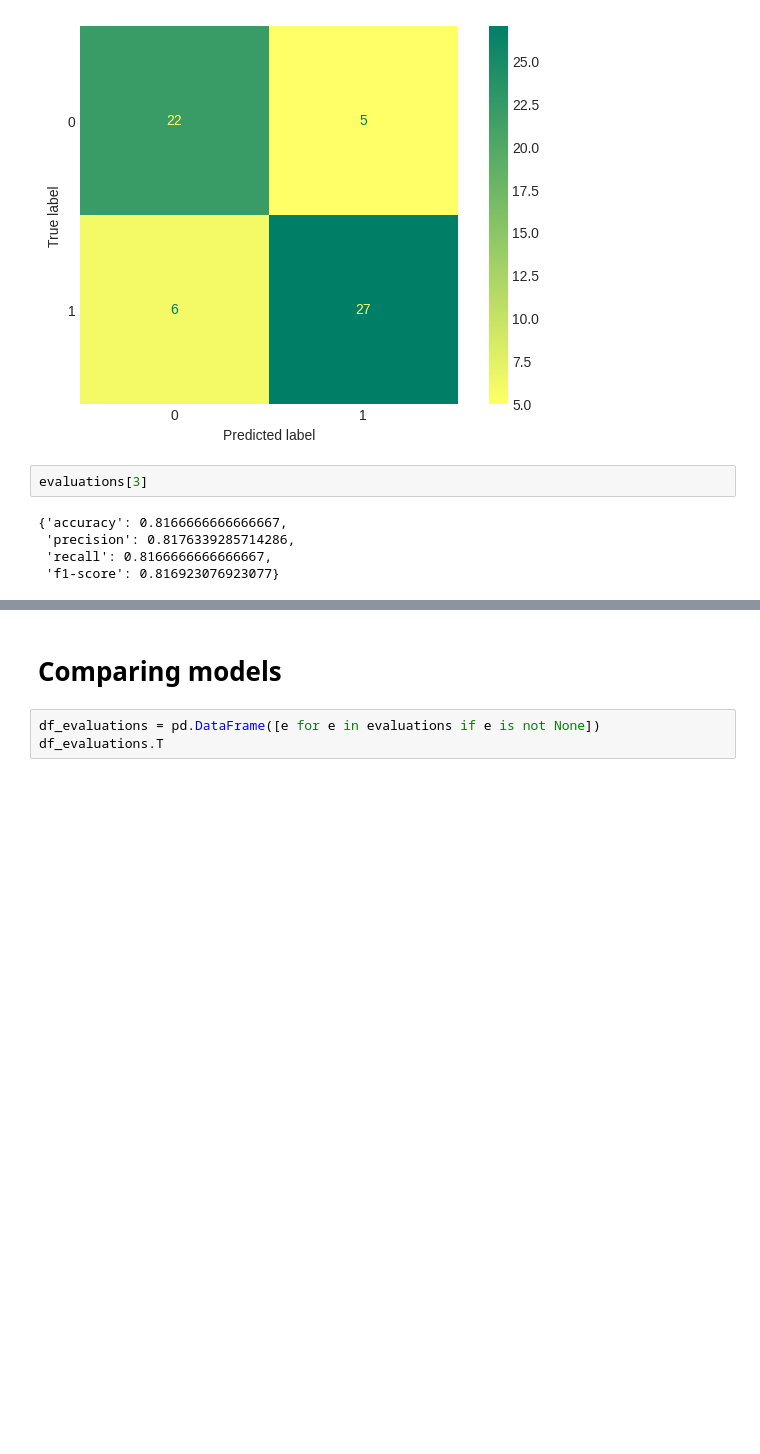
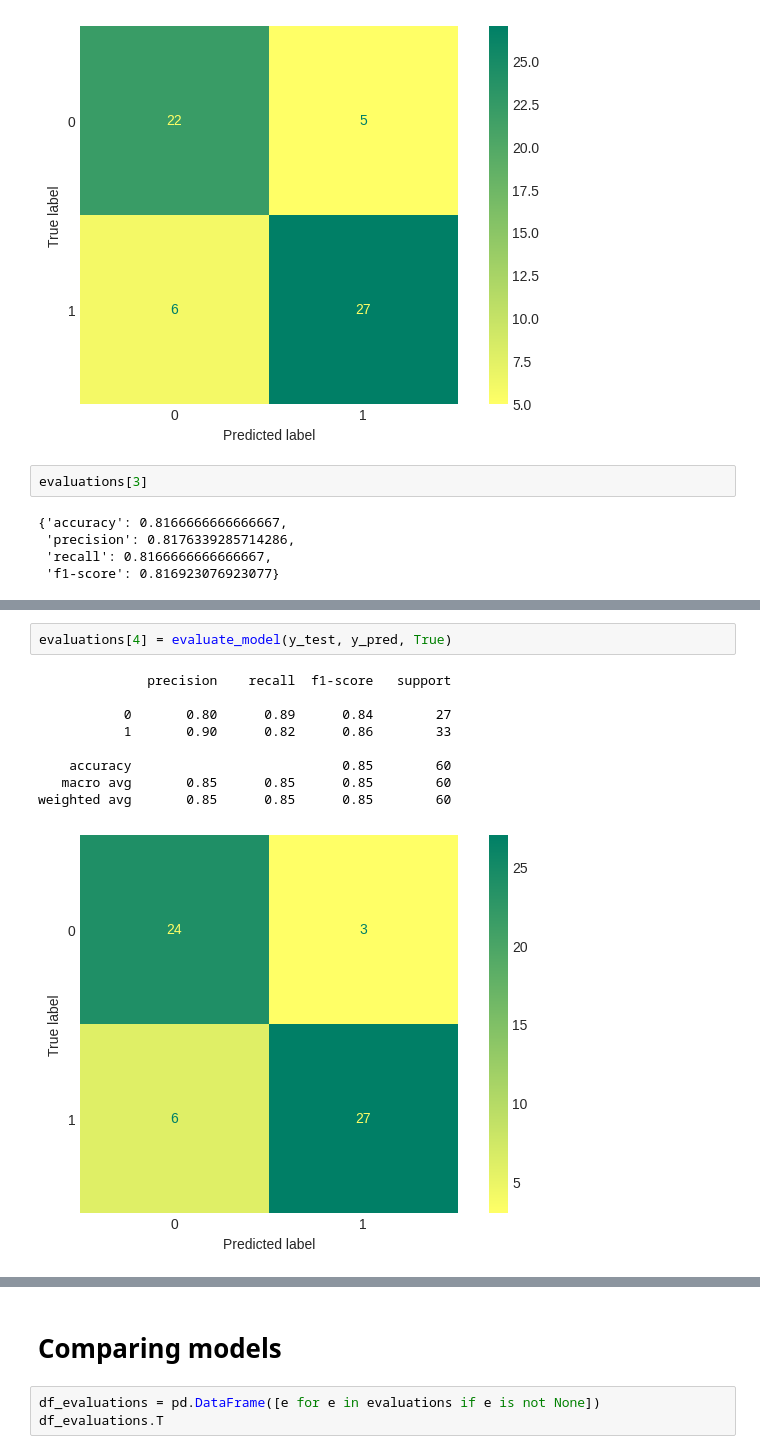
Before and after one commit to flohmannjr/Heart-Attack-Analysis-and-Prediction, a Jupyter notebook: Heart_Attack_Analysis_and_Prediction.ipynb, the cells around one changed output, grey strips where cells are left out. Drawn from its saved outputs; the diff is of its cells as text; blank space fills up the shorter version.

```diff
--- a/Heart_Attack_Analysis_and_Prediction.ipynb
+++ b/Heart_Attack_Analysis_and_Prediction.ipynb
@@ -397,0 +411,12 @@ evaluations[3]
+# %%
+evaluations[4] = evaluate_model(y_test, y_pred, True)
+# %% [output]
+              precision    recall  f1-score   support
+
+           0       0.80      0.89      0.84        27
+           1       0.90      0.82      0.86        33
+
+    accuracy                           0.85        60
+   macro avg       0.85      0.85      0.85        60
+weighted avg       0.85      0.85      0.85        60
+[figure, added]
```
Also changed, not shown: parts of 10 cells of this notebook.
